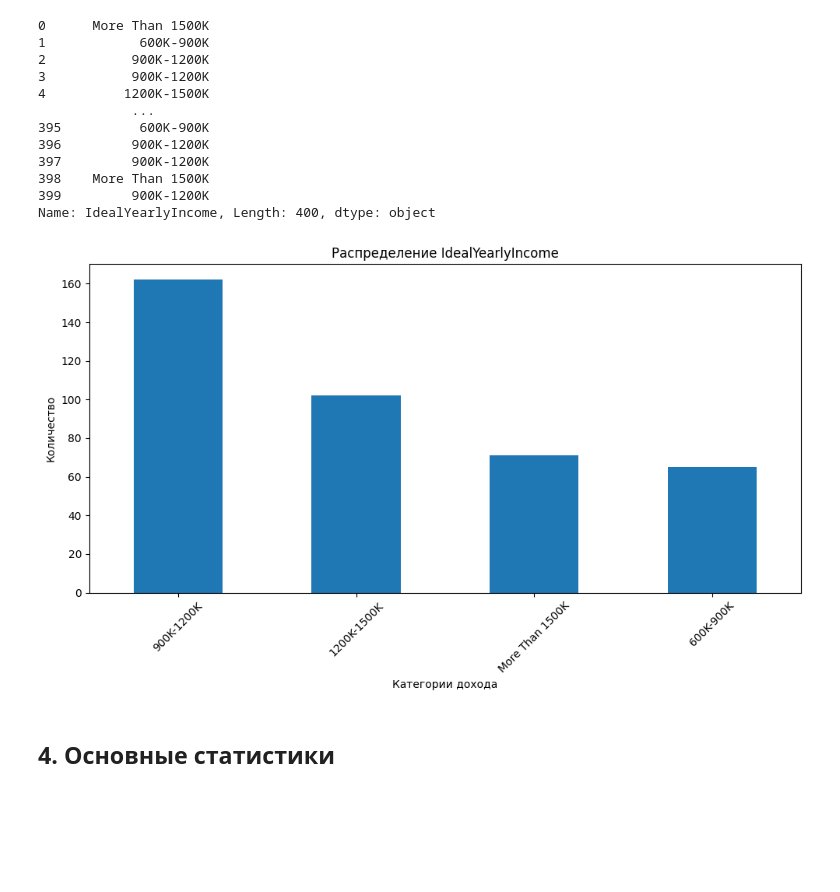
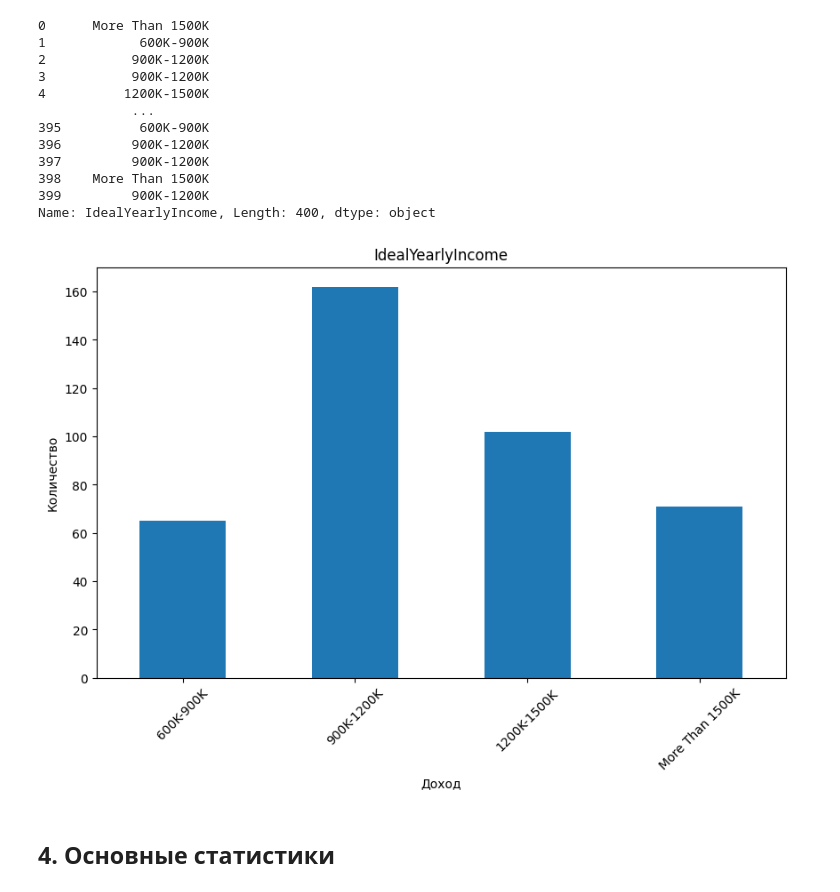
Before and after one commit to mikaereli/introduce_to_ai, a Jupyter notebook: lab_2/02_lab_EDA.ipynb, the cells around one changed output. Saved outputs shown, nothing was run; the diff lists cells and outputs as text; code cells hidden in the pictures; blank space fills up the shorter version.

```diff
--- a/lab_2/02_lab_EDA.ipynb
+++ b/lab_2/02_lab_EDA.ipynb
@@ -119,17 +127,19 @@ Y
 398    More Than 1500K
 399         900K-1200K
 Name: IdealYearlyIncome, Length: 400, dtype: object
+# %%
+income_order = ['600K-900K', '900K-1200K', '1200K-1500K', 'More Than 1500K']
+Y = pd.Categorical(Y, categories=income_order, ordered=True)
 # %%
 plt.figure(figsize=(10, 6))
 Y.value_counts().plot(kind='bar')
-plt.title('Распределение IdealYearlyIncome')
-plt.xlabel('Категории дохода')
+plt.title('IdealYearlyIncome')
+plt.xlabel('Доход')
 plt.ylabel('Количество')
 plt.xticks(rotation=45)
-plt.tight_layout()
 plt.show()
 # %% [output]
-[figure, old version]
+[figure, new version]
 # %% [markdown]
 ## 4. Основные статистики
 # %%
```
Also changed, not shown: parts of 16 cells of this notebook, 3 other files.
